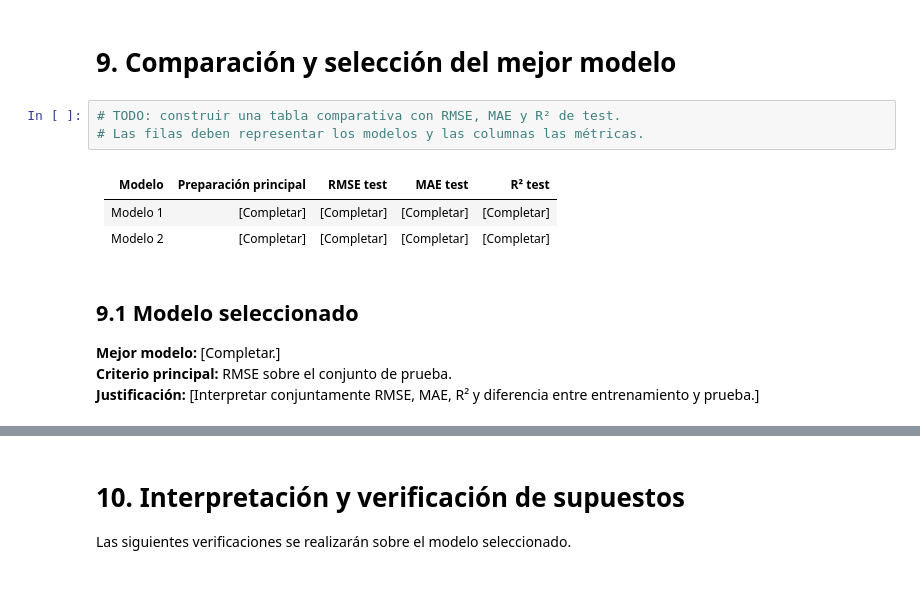
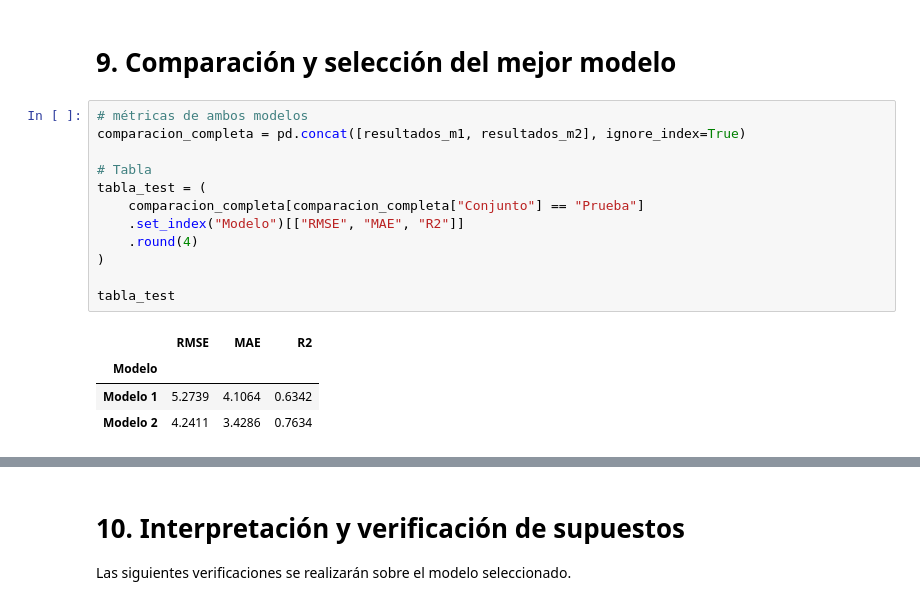
Before and after one commit to Jmpardos1/lab1, a Jupyter notebook: Laboratorio_1_Regresion_Plantilla.ipynb, the cells around one changed output, grey strips where cells are left out. Saved outputs shown, nothing was run; the diff lists cells and outputs as text.

```diff
--- a/Laboratorio_1_Regresion_Plantilla.ipynb
+++ b/Laboratorio_1_Regresion_Plantilla.ipynb
@@ -1520,17 +1520,20 @@ plt.show()
 Después de ejecutar las celdas, se deben comparar sus métricas de prueba con las del modelo 1. Una reducción de RMSE y MAE junto con un aumento de R² respaldaría la utilidad de la representación cíclica. También se debe revisar que la diferencia entre entrenamiento y prueba no aumente considerablemente, pues esto indicaría menor capacidad de generalización.
 # %% [markdown]
 # 9. Comparación y selección del mejor modelo
-# %%
-# TODO: construir una tabla comparativa con RMSE, MAE y R² de test.
-# Las filas deben representar los modelos y las columnas las métricas.
-# %% [markdown]
-| Modelo | Preparación principal | RMSE test | MAE test | R² test |
-|---|---|---:|---:|---:|
-| Modelo 1 | [Completar] | [Completar] | [Completar] | [Completar] |
-| Modelo 2 | [Completar] | [Completar] | [Completar] | [Completar] |
-# %% [markdown]
-## 9.1 Modelo seleccionado
-
-**Mejor modelo:** [Completar.]
-**Criterio principal:** RMSE sobre el conjunto de prueba.
-**Justificación:** [Interpretar conjuntamente RMSE, MAE, R² y diferencia entre entrenamiento y prueba.]
+# %%
+# métricas de ambos modelos
+comparacion_completa = pd.concat([resultados_m1, resultados_m2], ignore_index=True)
+
+# Tabla
+tabla_test = (
+    comparacion_completa[comparacion_completa["Conjunto"] == "Prueba"]
+    .set_index("Modelo")[["RMSE", "MAE", "R2"]]
+    .round(4)
+)
+
+tabla_test
+# %% [output]
+|  | RMSE | MAE | R2 |
+| Modelo |  |  |  |
+| Modelo 1 | 5.2739 | 4.1064 | 0.6342 |
+| Modelo 2 | 4.2411 | 3.4286 | 0.7634 |
```
Also changed, not shown: parts of 13 cells of this notebook.
